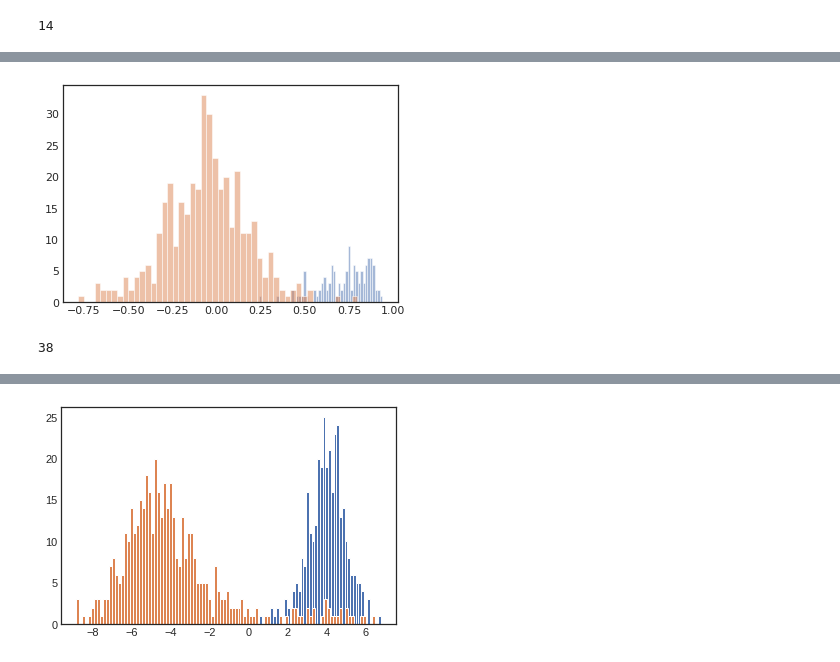
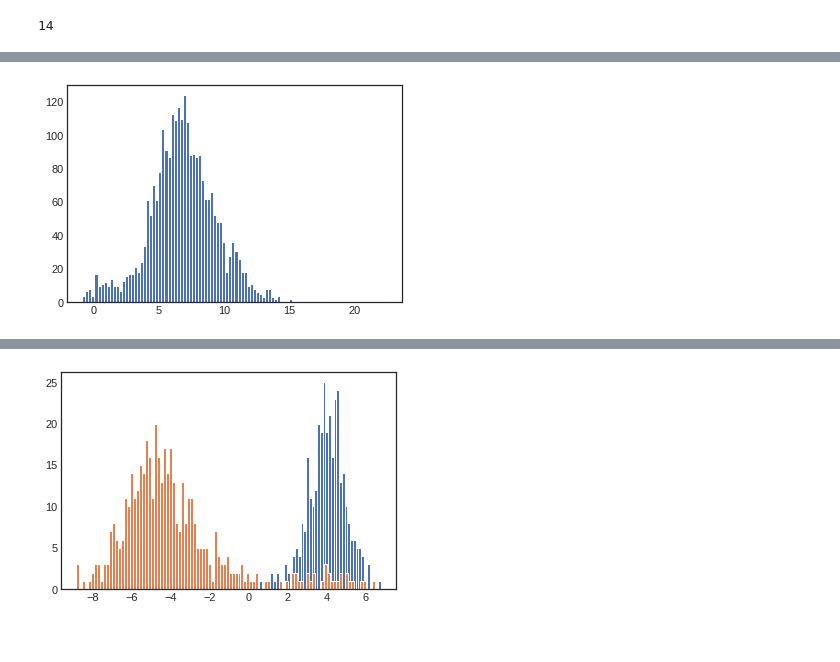
Before and after one commit to xinzhu-email/CITE-pool, a Jupyter notebook: AnalysisTutorial_.ipynb, the cells around one changed output, grey strips where cells are left out. Cells and saved outputs as stored; diff of their text form; code cells hidden in the pictures.

```diff
--- a/AnalysisTutorial_.ipynb
+++ b/AnalysisTutorial_.ipynb
@@ -31,6 +35,8 @@ f = open('../output/'+id+'/tree.pickle','rb')
 tree = pickle.load(f)
 f.close()
 traversal = BTreeTraversal(tree)
+# %%
+data = data[:,data.var['feature_types']=='Antibody Capture'].to_df()
 # %% [markdown]
 ## plot compact tree or complete tree
 #### The paramter '--compact' of runing runCITEsort.py will set the tree in compact format. If complete format is needed, plot tree again as below. The filename should no longer be 'tree', or the original tree.pdf will be overwritten.
@@ -39,11 +45,11 @@ traversal = BTreeTraversal(tree)
 # %%
 import numpy as np
 def smooth(x,item=0,num=6):
-    if x.min().min() < 0:
-    # i = [i for i in item][0]
-    # print(i,value[:5])
-    # print(value[0],value[1])
-        x = x.apply(np.exp)
+    # if x.min().min() < 0:
+    # # i = [i for i in item][0]
+    # # print(i,value[:5])
+    # # print(value[0],value[1])
+    #     x = x.apply(np.exp)
 
     # print('before',(x.isnull()).any())
     for i in x.columns:
@@ -118,28 +139,32 @@ len(node.embedding.loc[rnadata.obs['label_l2']=='Platelet','CC_1'])
 # %%
-node = traversal.get_node(11)
+node = traversal.get_node(21)
 # plt.hist(node.embedding['CC_1'],bins=100)
-plt.hist(node.embedding.loc[rnadata.obs['label_l2']=='MAIT','CC_2'],bins=50, alpha=0.5)
-plt.hist(node.embedding.loc[rnadata.obs['label_l2']=='CD8 TEM','CC_2'],bins=50, alpha=0.5)
+# plt.hist(node.embedding.loc[rnadata.obs['minor_subset']=='CD4.NAIVE','CC_2'],bins=50, alpha=0.5)
+# plt.hist(node.embedding.loc[rnadata.obs['minor_subset']=='CD4.TCM','CC_2'],bins=50, alpha=0.5)
 
-# plt.hist(node.embedding.loc[rnadata.obs['label_l2']=='Treg','CC_1'],bins=50, alpha=0.5)
-# plt.hist(node.embedding.loc[rnadata.obs['label_l2']=='CD4 CTL','CC_1'],bins=100)
+# plt.hist(node.embedding.loc[rnadata.obs['label_l2']=='CD14 Mono','CC_1'],bins=50, alpha=0.5)
+# plt.hist(node.embedding.loc[rnadata.obs['label_l2']=='CD','CC_1'],bins=100)
+plt.hist(data_.loc[node.indices,'CD28'],bins=100)
 # plt.hist(data_.loc[node.left_indices,'CD56-2'],bins=100)
 # plt.hist(data_.loc[node.right_indices,'CD56-2'],bins=100)
-# plt.hist(data_.loc[rnadata.obs['label_l1']=='NK','CD56-2'],bins=100)
-# plt.hist(data_.loc[rnadata.obs['label_l2']=='NK_CD56bright','CD56-2'],bins=100)
+# plt.hist(data_.loc[rnadata.obs['label_l2']=='CD14 Mono','CD16'],bins=100)
+# plt.hist(data_.loc[rnadata.obs['label_l2']=='CD16 Mono','CD16'],bins=100)
 
-# plt.scatter(node.embedding.loc[rnadata.obs['label_l2']=='CD16 Mono','CC_1'],node.embedding.loc[rnadata.obs['label_l2']=='CD16 Mono','CC_5'])
-# plt.scatter(node.embedding.loc[rnadata.obs['label_l2']=='Platelet','CC_1'],node.embedding.loc[rnadata.obs['label_l2']=='Platelet','CC_5'])
-# plt.scatter(node.embedding.loc[:,'CC_1'],node.embedding.loc[:,'CC_2'],alpha=0.5)
+# plt.scatter(node.embedding.loc[:,'CC_1'],node.embedding.loc[:,'CC_3'],alpha=0.5)
+# plt.scatter(node.embedding.loc[rnadata.obs['major_subset']=='NK.CD16hi','CC_1'],node.embedding.loc[rnadata.obs['major_subset']=='NK.CD16hi','CC_2'])
+# plt.scatter(node.embedding.loc[rnadata.obs['major_subset']=='cMono','CC_1'],node.embedding.loc[rnadata.obs['major_subset']=='cMono','CC_2'])
+# plt.scatter(node.embedding.loc[rnadata.obs['major_subset']=='DC','CC_1'],node.embedding.loc[rnadata.obs['major_subset']=='DC','CC_3'])
+# plt.scatter(node.embedding.loc[rnadata.obs['minor_subset']=='B.NAIVE','CC_1'],node.embedding.loc[rnadata.obs['minor_subset']=='B.NAIVE','CC_2'])
+
 # plt.scatter(node.embedding.loc[rnadata.obs['label_l2']=='MAIT','CC_5'],node.embedding.loc[rnadata.obs['label_l2']=='MAIT','CC_3'])
-# plt.scatter(data_.loc[node.indices,'CD56-2'],data_.loc[node.indices,'CD127'],alpha=0.5)
-# plt.scatter(data_.loc[rnadata.obs['label_l2']=='NK','CD56-2'],data_.loc[rnadata.obs['label_l2']=='NK','CD127'],alpha=0.5)
-# plt.scatter(data_.loc[rnadata.obs['label_l2']=='NK_CD56bright','CD56-2'],data_.loc[rnadata.obs['label_l2']=='NK_CD56bright','CD127'],alpha=0.5)
+# plt.scatter(data_.loc[node.indices,'CD28'],data_.loc[node.indices,'CD45RA'],alpha=0.5)
+# plt.scatter(data_.loc[rnadata.obs['minor_']=='CD8 Naive','CD45RA'],data_.loc[rnadata.obs['label_l2']=='CD8 Naive','CD45RO'],alpha=0.5)
+# plt.scatter(data_.loc[rnadata.obs['label_l2']=='CD8 TEM','CD45RA'],data_.loc[rnadata.obs['label_l2']=='CD8 TEM','CD45RO'],alpha=0.5)
 # plt.scatter(node.embedding.loc[rnadata.obs['label_l2']=='CD4 TEM','CC_5'],node.embedding.loc[rnadata.obs['label_l2']=='CD4 TEM','CC_3'])
 # plt.scatter(data_.loc[node.left_indices,'CD56-2'],data_.loc[node.left_indices,'CD127'])
 # plt.scatter(data_.loc[node.right_indices,'CD56-2'],data_.loc[node.right_indices,'CD127'])
 # plt.scatter(data_.loc[node.indices,'CD25'][rnadata.obs['label_l2']=='Treg'],data_.loc[node.indices,'CD127'][rnadata.obs['label_l2']=='Treg'],alpha=0.5)
 # plt.legend(['B naive','B memory'])
 plt.show()
 # %% [output]
-[figure, old version]
+[figure, new version]
@@ -153,4 +180,0 @@ rnadata = sc.read_h5ad('../SeuratV4/subdata/4_5/t7p7_RNA.h5ad')
-# %%
-len(data_.loc[node.indices,'CD127'][rnadata.obs['label_l2']=='Treg'])
-# %% [output]
-38
```
Also changed, not shown: parts of 17 cells of this notebook, 6 other files.
